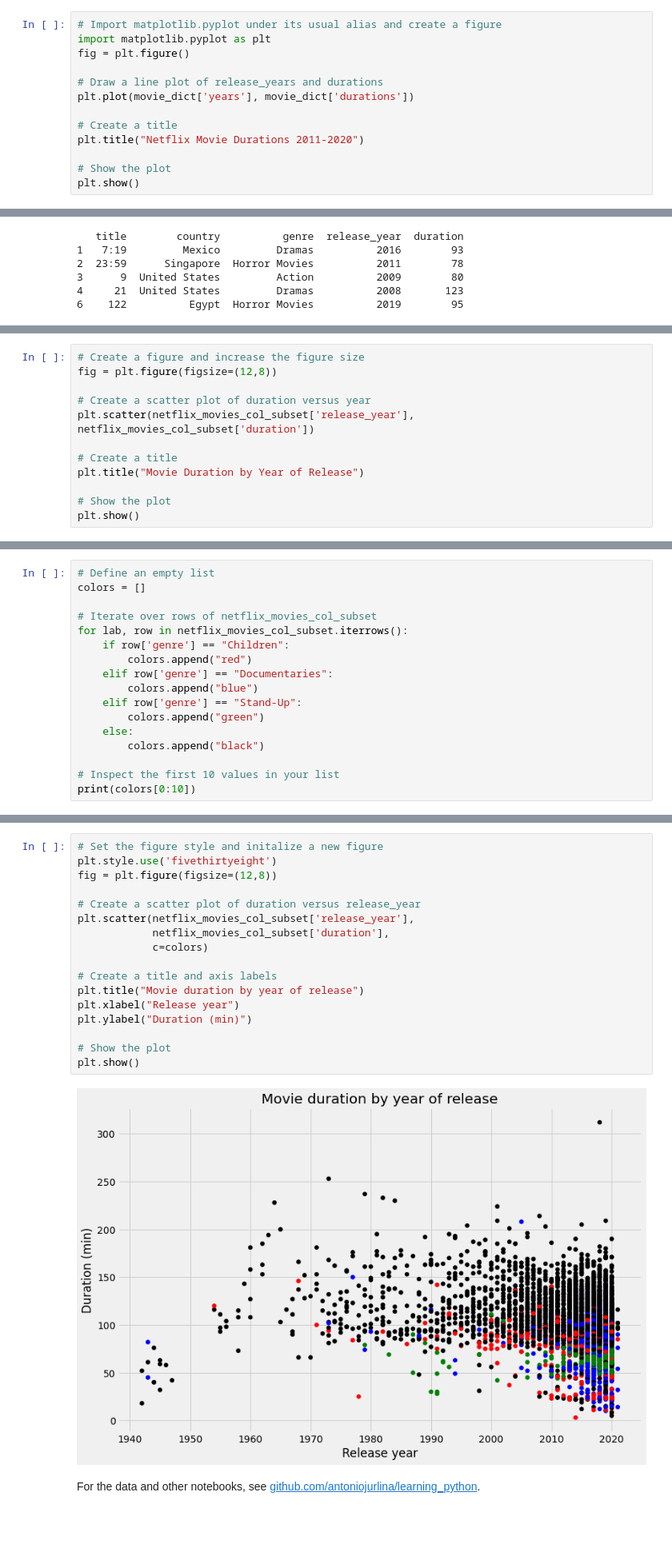
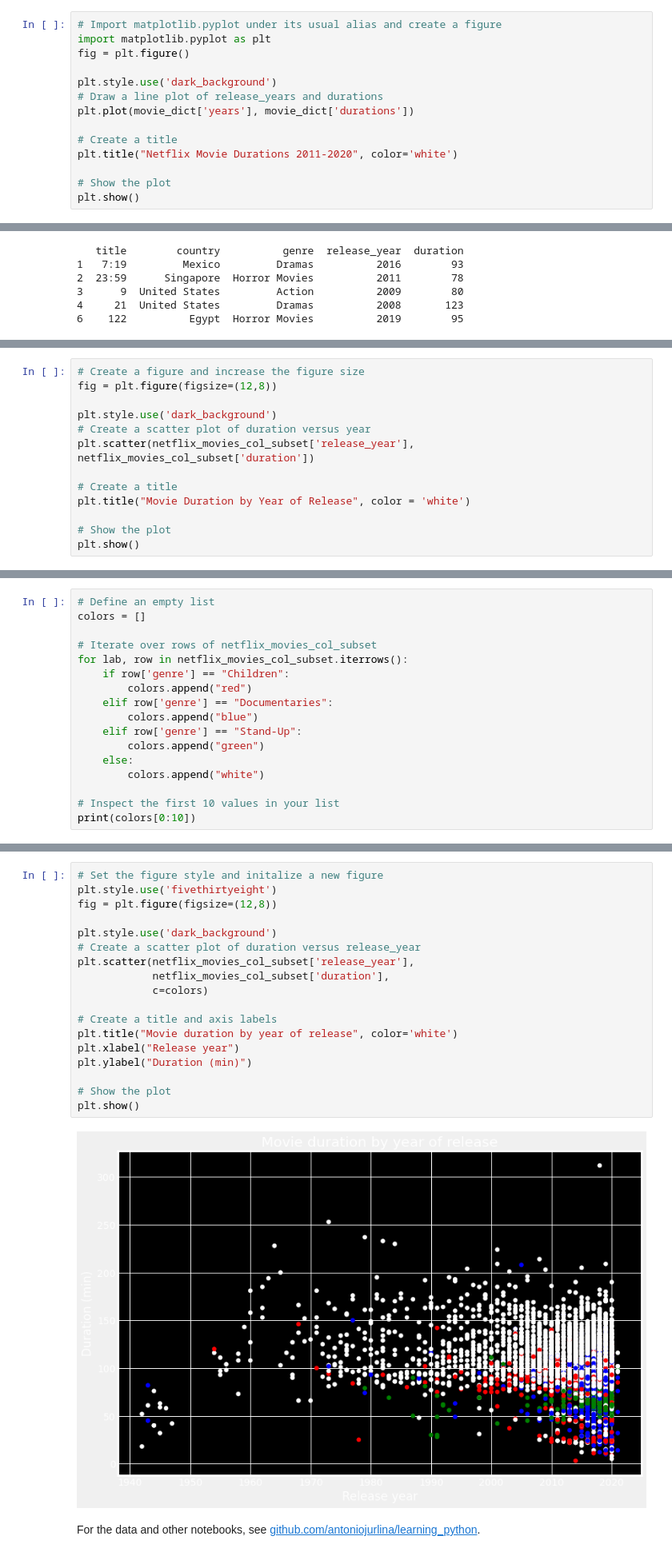
Before and after one commit to antoniojurlina/portfolio, a Jupyter notebook: _notebooks/2021-02-10-netflix.ipynb, the cells around one changed output, grey strips where cells are left out. Shown at 80% size. Cells and saved outputs as stored; diff of their text form; blank space fills up the shorter version.

```diff
--- a/_notebooks/2021-02-10-netflix.ipynb
+++ b/_notebooks/2021-02-10-netflix.ipynb
@@ -54,11 +54,12 @@ print(movie_dict)
 import matplotlib.pyplot as plt
 fig = plt.figure()
 
+plt.style.use('dark_background')
 # Draw a line plot of release_years and durations
 plt.plot(movie_dict['years'], movie_dict['durations'])
 
 # Create a title
-plt.title("Netflix Movie Durations 2011-2020")
+plt.title("Netflix Movie Durations 2011-2020", color='white')
 
 # Show the plot
 plt.show()
@@ -126,11 +127,12 @@ print(netflix_movies_col_subset.head(5))
 # Create a figure and increase the figure size
 fig = plt.figure(figsize=(12,8))
 
+plt.style.use('dark_background')
 # Create a scatter plot of duration versus year
 plt.scatter(netflix_movies_col_subset['release_year'], netflix_movies_col_subset['duration'])
 
 # Create a title
-plt.title("Movie Duration by Year of Release")
+plt.title("Movie Duration by Year of Release", color = 'white')
 
 # Show the plot
 plt.show()
@@ -183,7 +185,7 @@ for lab, row in netflix_movies_col_subset.iterrows():
     elif row['genre'] == "Stand-Up":
         colors.append("green")
     else:
-        colors.append("black")
+        colors.append("white")
 
 # Inspect the first 10 values in your list
 print(colors[0:10])
@@ -196,21 +198,22 @@ print(colors[0:10])
 # %%
 # Set the figure style and initalize a new figure
 plt.style.use('fivethirtyeight')
 fig = plt.figure(figsize=(12,8))
 
+plt.style.use('dark_background')
 # Create a scatter plot of duration versus release_year
 plt.scatter(netflix_movies_col_subset['release_year'],
             netflix_movies_col_subset['duration'],
             c=colors)
 
 # Create a title and axis labels
-plt.title("Movie duration by year of release")
+plt.title("Movie duration by year of release", color='white')
 plt.xlabel("Release year")
 plt.ylabel("Duration (min)")
 
 # Show the plot
 plt.show()
 # %% [output]
-[figure, old version]
+[figure, new version]
 # %% [markdown]
 For the data and other notebooks, see [github.com/antoniojurlina/learning_python](https://github.com/antoniojurlina/learning_python).
```
Also changed, not shown: parts of 3 cells of this notebook, 2 other files.
